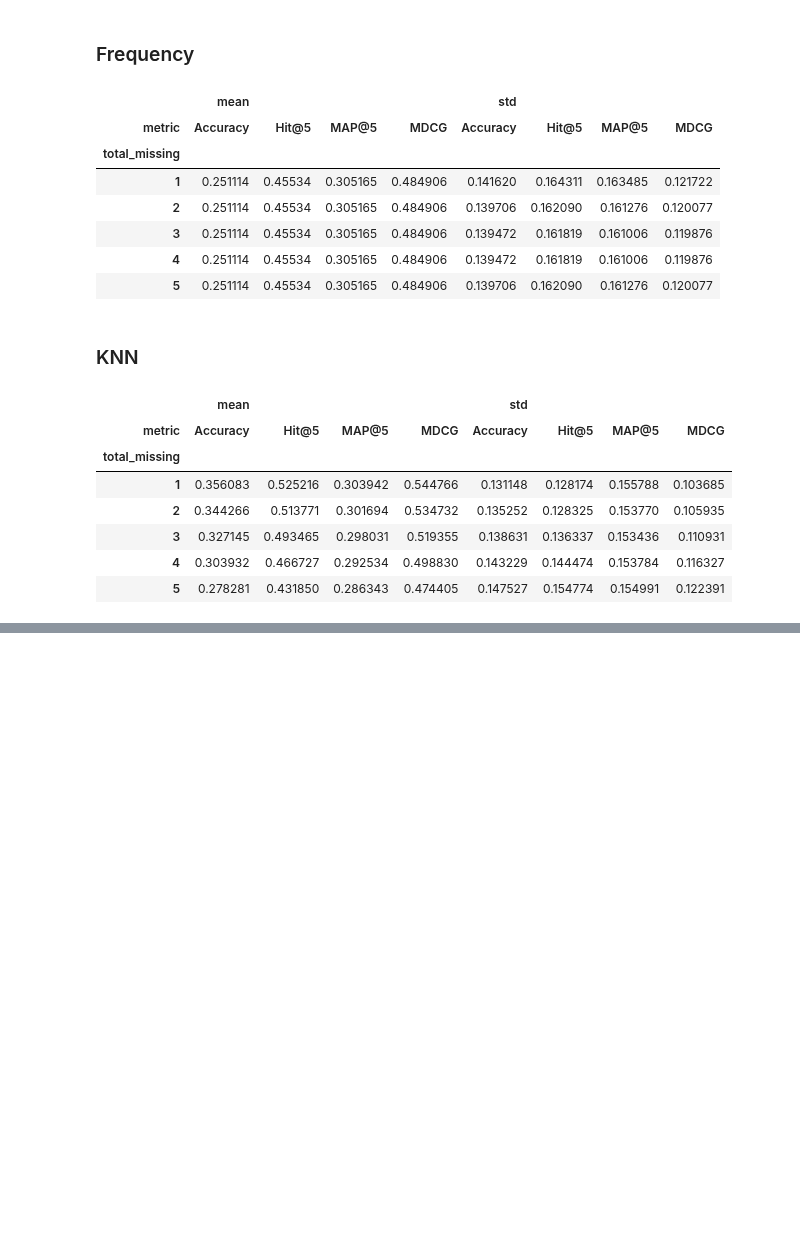
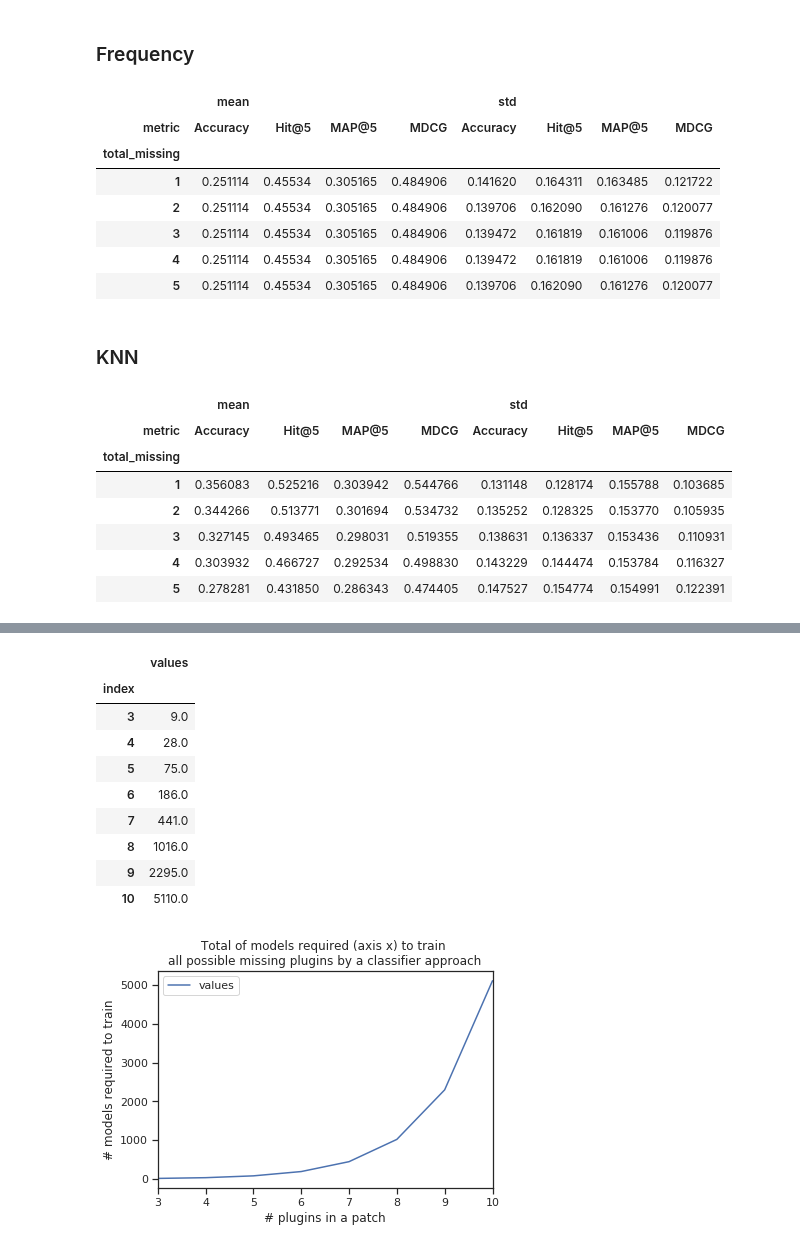
Before and after one commit to SrMouraSilva/RBM, a Jupyter notebook: experiments/notebooks/Lost information.ipynb, the cells around one changed output, grey strips where cells are left out. Drawn from its saved outputs; the diff is of its cells as text; code cells hidden in the pictures; blank space fills up the shorter version.

```diff
--- a/experiments/notebooks/Lost information.ipynb
+++ b/experiments/notebooks/Lost information.ipynb
@@ -145,0 +214,36 @@ g.map(sns.boxplot, 'total_missing', 'value')#, 'fold'
+# %%
+%matplotlib inline
+import pandas as pd
+
+
+import math
+
+def nCr(n,r):
+    f = math.factorial
+    return f(n) / f(r) / f(n-r)
+
+def sum_combinations(j):
+    return sum([i*nCr(j,i) for i in range(1, j)])
+
+values = [(i, sum_combinations(i)) for i in range(3, 11)]
+
+x = pd.DataFrame(values, columns=['index', 'values'])
+x.index = x['index']
+del x['index']
+axis = x.plot(title="Total of models required (axis x) to train \nall possible missing plugins by a classifier approach")
+axis.set_xlabel("# plugins in a patch")
+axis.set_ylabel("# models required to train")
+
+x
+# %% [output]
+|  | values |
+| index |  |
+| 3 | 9.0 |
+| 4 | 28.0 |
+| 5 | 75.0 |
+| 6 | 186.0 |
+| 7 | 441.0 |
+| 8 | 1016.0 |
+| 9 | 2295.0 |
+| 10 | 5110.0 |
+[figure, added]
```
Also changed, not shown: parts of 6 cells of this notebook, 29 other files.
